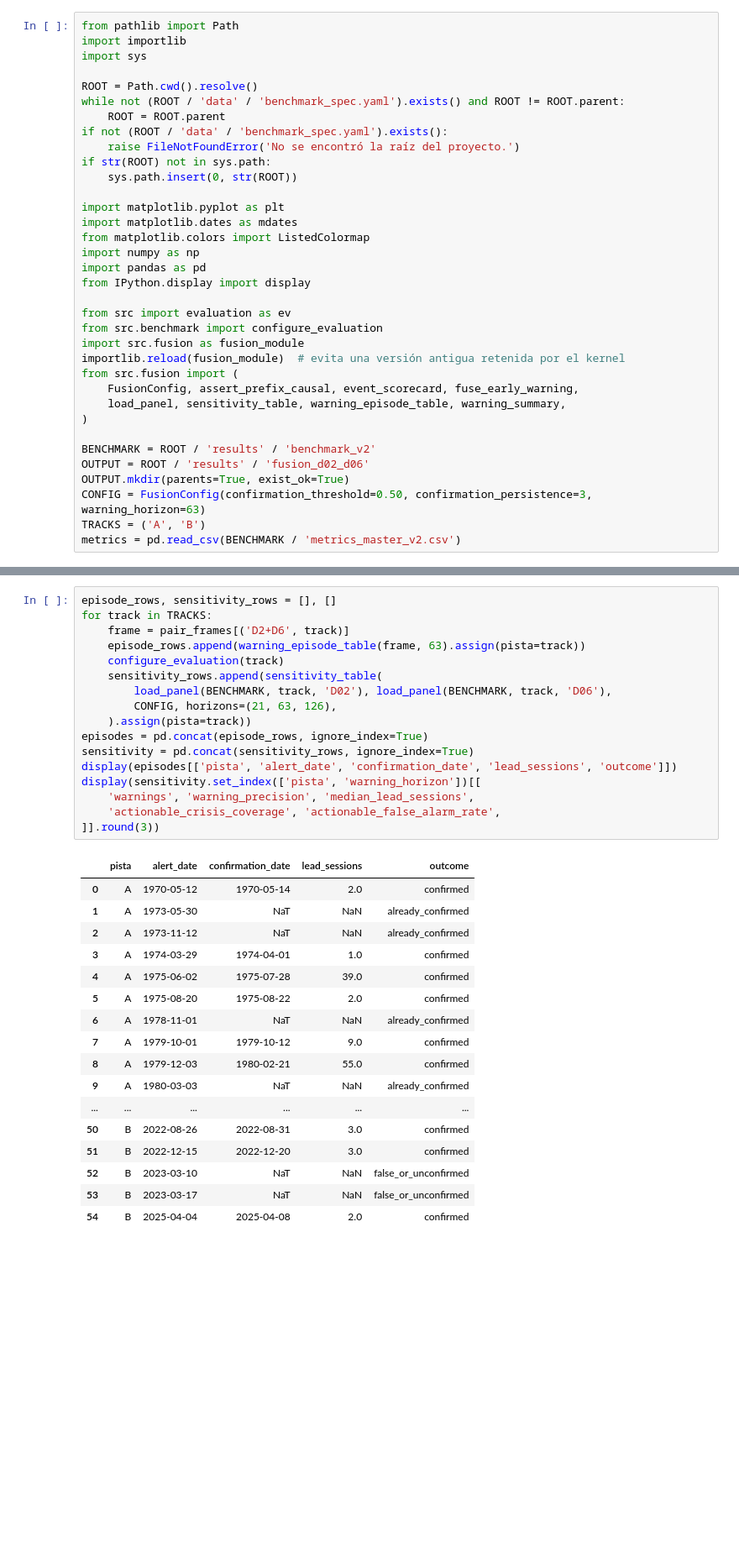
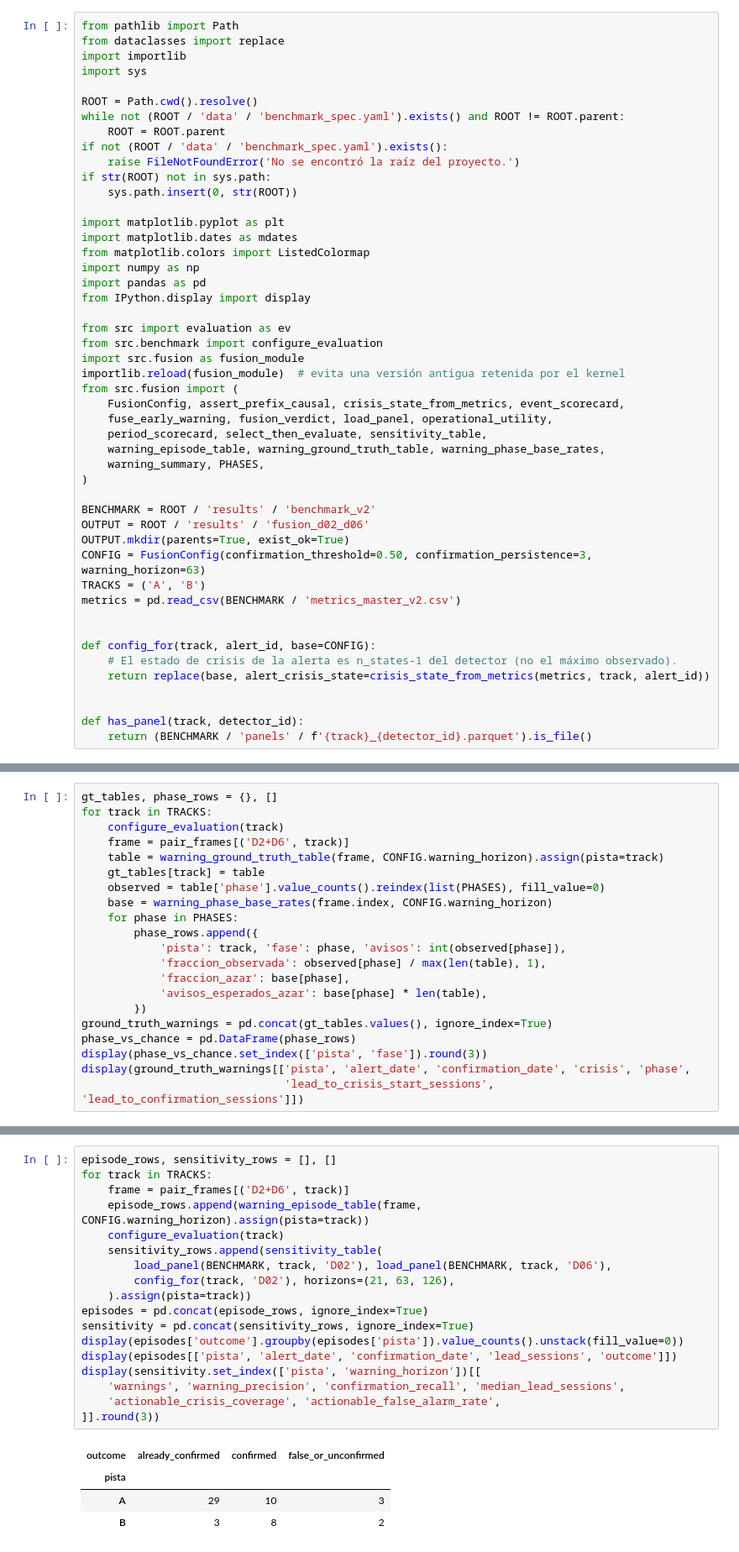
Before and after one commit to Romequinco/PRUEBAS_DETECCION_REGIMENES_DE_MERCADO_TFM, a Jupyter notebook: notebooks/07_fusion_d02_d06.ipynb, the cells around one changed output, grey strips where cells are left out. Shown at 84% size. Saved outputs shown, nothing was run; the diff lists cells and outputs as text; blank space fills up the shorter version.

```diff
--- a/notebooks/07_fusion_d02_d06.ipynb
+++ b/notebooks/07_fusion_d02_d06.ipynb
@@ -13,5 +17,6 @@ El factor 5 hace visible el coste de una señal nerviosa; no representa rentabil
 # %%
 from pathlib import Path
+from dataclasses import replace
 import importlib
 import sys
 
@@ -35,8 +40,11 @@ from src.benchmark import configure_evaluation
 import src.fusion as fusion_module
 importlib.reload(fusion_module)  # evita una versión antigua retenida por el kernel
 from src.fusion import (
-    FusionConfig, assert_prefix_causal, event_scorecard, fuse_early_warning,
-    load_panel, sensitivity_table, warning_episode_table, warning_summary,
+    FusionConfig, assert_prefix_causal, crisis_state_from_metrics, event_scorecard,
+    fuse_early_warning, fusion_verdict, load_panel, operational_utility,
+    period_scorecard, select_then_evaluate, sensitivity_table,
+    warning_episode_table, warning_ground_truth_table, warning_phase_base_rates,
+    warning_summary, PHASES,
 )
 
 BENCHMARK = ROOT / 'results' / 'benchmark_v2'
@@ -45,6 +53,15 @@ OUTPUT.mkdir(parents=True, exist_ok=True)
 CONFIG = FusionConfig(confirmation_threshold=0.50, confirmation_persistence=3, warning_horizon=63)
 TRACKS = ('A', 'B')
 metrics = pd.read_csv(BENCHMARK / 'metrics_master_v2.csv')
+
+
+def config_for(track, alert_id, base=CONFIG):
+    # El estado de crisis de la alerta es n_states-1 del detector (no el máximo observado).
+    return replace(base, alert_crisis_state=crisis_state_from_metrics(metrics, track, alert_id))
+
+
+def has_panel(track, detector_id):
+    return (BENCHMARK / 'panels' / f'{track}_{detector_id}.parquet').is_file()
 # %% [markdown]
 ## 1. Cribado reproducible de la capa de alerta
 
@@ -151,0 +241,21 @@ Esta tabla es la prueba más directa: una fila por aviso, con su primera confirm
+# %%
+gt_tables, phase_rows = {}, []
+for track in TRACKS:
+    configure_evaluation(track)
+    frame = pair_frames[('D2+D6', track)]
+    table = warning_ground_truth_table(frame, CONFIG.warning_horizon).assign(pista=track)
+    gt_tables[track] = table
+    observed = table['phase'].value_counts().reindex(list(PHASES), fill_value=0)
+    base = warning_phase_base_rates(frame.index, CONFIG.warning_horizon)
+    for phase in PHASES:
+        phase_rows.append({
+            'pista': track, 'fase': phase, 'avisos': int(observed[phase]),
+            'fraccion_observada': observed[phase] / max(len(table), 1),
+            'fraccion_azar': base[phase],
+            'avisos_esperados_azar': base[phase] * len(table),
+        })
+ground_truth_warnings = pd.concat(gt_tables.values(), ignore_index=True)
+phase_vs_chance = pd.DataFrame(phase_rows)
+display(phase_vs_chance.set_index(['pista', 'fase']).round(3))
+display(ground_truth_warnings[['pista', 'alert_date', 'confirmation_date', 'crisis', 'phase',
+                               'lead_to_crisis_start_sessions', 'lead_to_confirmation_sessions']])
@@ -152,35 +294,23 @@ Esta tabla es la prueba más directa: una fila por aviso, con su primera confirm
 # %%
 episode_rows, sensitivity_rows = [], []
 for track in TRACKS:
     frame = pair_frames[('D2+D6', track)]
-    episode_rows.append(warning_episode_table(frame, 63).assign(pista=track))
+    episode_rows.append(warning_episode_table(frame, CONFIG.warning_horizon).assign(pista=track))
     configure_evaluation(track)
     sensitivity_rows.append(sensitivity_table(
         load_panel(BENCHMARK, track, 'D02'), load_panel(BENCHMARK, track, 'D06'),
-        CONFIG, horizons=(21, 63, 126),
+        config_for(track, 'D02'), horizons=(21, 63, 126),
     ).assign(pista=track))
 episodes = pd.concat(episode_rows, ignore_index=True)
 sensitivity = pd.concat(sensitivity_rows, ignore_index=True)
+display(episodes['outcome'].groupby(episodes['pista']).value_counts().unstack(fill_value=0))
 display(episodes[['pista', 'alert_date', 'confirmation_date', 'lead_sessions', 'outcome']])
 display(sensitivity.set_index(['pista', 'warning_horizon'])[[
-    'warnings', 'warning_precision', 'median_lead_sessions',
+    'warnings', 'warning_precision', 'confirmation_recall', 'median_lead_sessions',
     'actionable_crisis_coverage', 'actionable_false_alarm_rate',
 ]].round(3))
 # %% [output]
-|  | pista | alert_date | confirmation_date | lead_sessions | outcome |
-| 0 | A | 1970-05-12 | 1970-05-14 | 2.0 | confirmed |
-| 1 | A | 1973-05-30 | NaT | NaN | already_confirmed |
-| 2 | A | 1973-11-12 | NaT | NaN | already_confirmed |
-| 3 | A | 1974-03-29 | 1974-04-01 | 1.0 | confirmed |
-| 4 | A | 1975-06-02 | 1975-07-28 | 39.0 | confirmed |
-| 5 | A | 1975-08-20 | 1975-08-22 | 2.0 | confirmed |
-| 6 | A | 1978-11-01 | NaT | NaN | already_confirmed |
-| 7 | A | 1979-10-01 | 1979-10-12 | 9.0 | confirmed |
-| 8 | A | 1979-12-03 | 1980-02-21 | 55.0 | confirmed |
-| 9 | A | 1980-03-03 | NaT | NaN | already_confirmed |
-| ... | ... | ... | ... | ... | ... |
-| 50 | B | 2022-08-26 | 2022-08-31 | 3.0 | confirmed |
-| 51 | B | 2022-12-15 | 2022-12-20 | 3.0 | confirmed |
-| 52 | B | 2023-03-10 | NaT | NaN | false_or_unconfirmed |
-| 53 | B | 2023-03-17 | NaT | NaN | false_or_unconfirmed |
-| 54 | B | 2025-04-04 | 2025-04-08 | 2.0 | confirmed |
+| outcome | already_confirmed | confirmed | false_or_unconfirmed |
+| pista |  |  |  |
+| A | 29 | 10 | 3 |
+| B | 3 | 8 | 2 |
```
Also changed, not shown: parts of 20 cells of this notebook, 13 other files.
